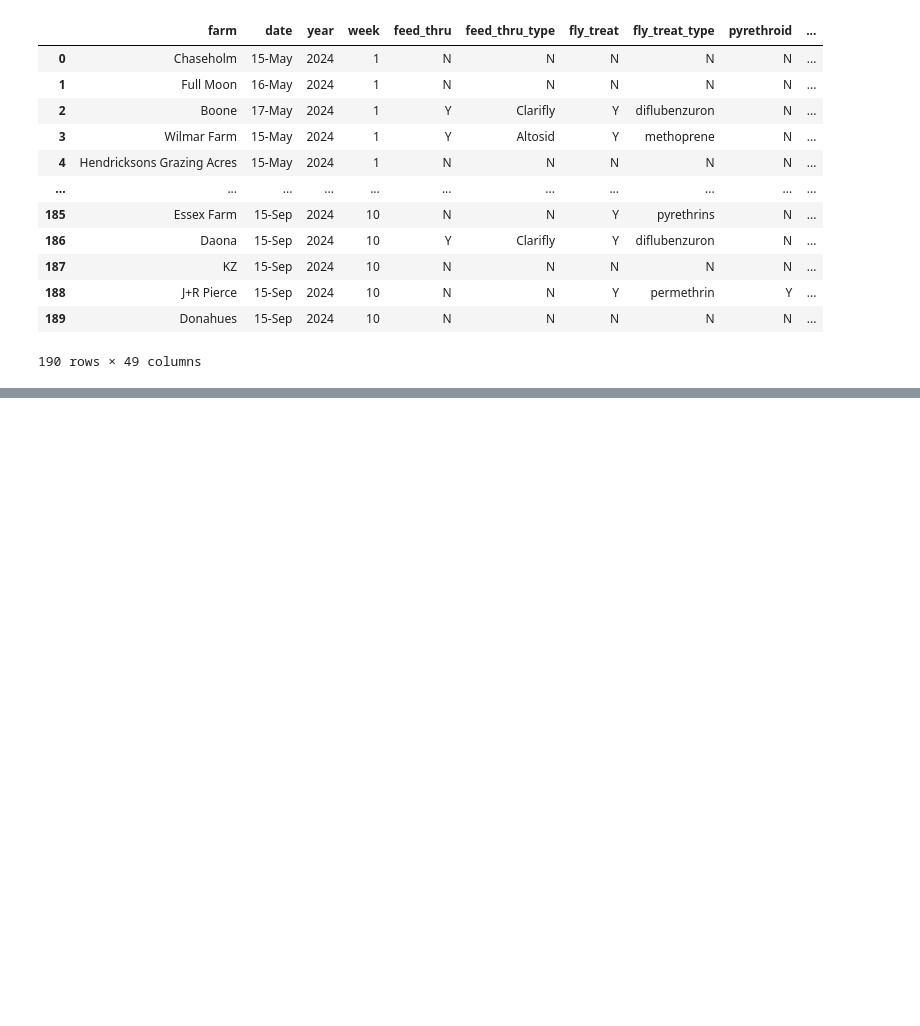
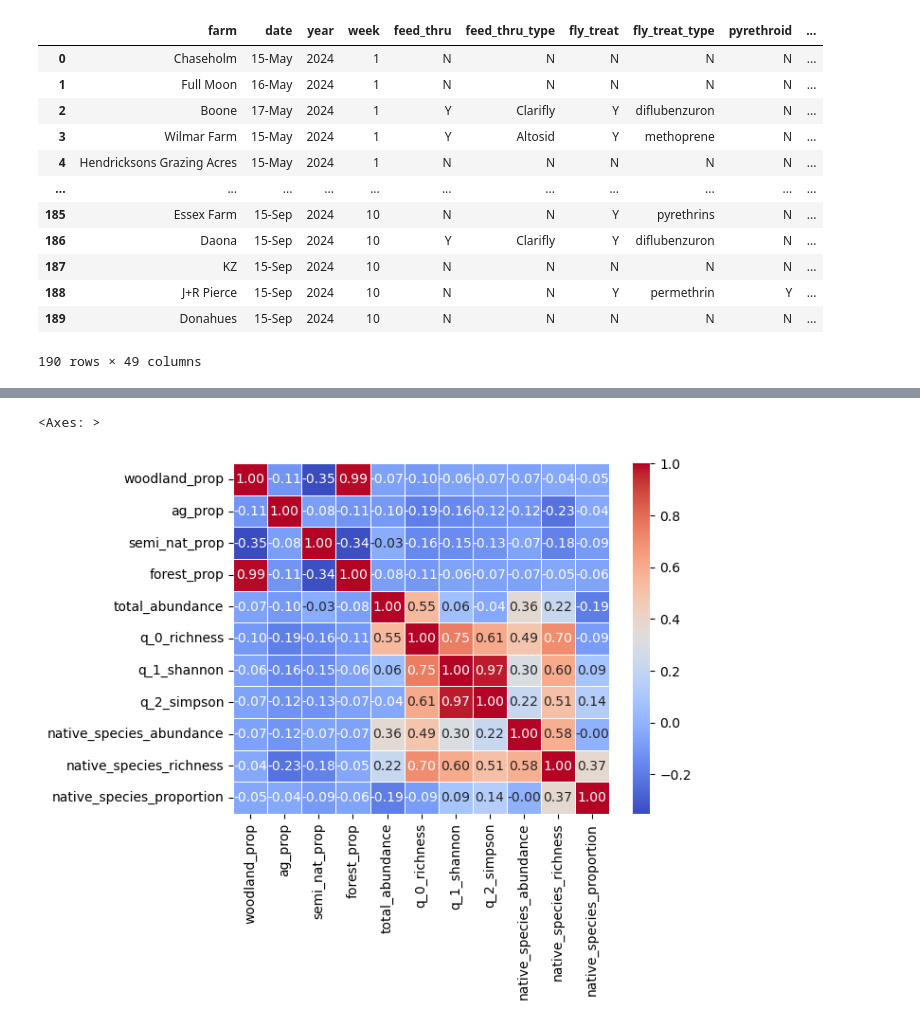
Before and after one commit to chloecho31/cornell, a Jupyter notebook: Dung_Beetle/dung_beetle_landscape.ipynb, the cells around one changed output, grey strips where cells are left out. Cells and saved outputs as stored; diff of their text form; code cells hidden in the pictures; blank space fills up the shorter version.

Commit message:
dung beetle landscape

```diff
--- a/Dung_Beetle/dung_beetle_landscape.ipynb
+++ b/Dung_Beetle/dung_beetle_landscape.ipynb
@@ -66,3 +123,6 @@ dung_beetle_24
 | 188 | J+R Pierce | 15-Sep | 2024 | 10 | N | N | Y | permethrin | Y | ... |
 | 189 | Donahues | 15-Sep | 2024 | 10 | N | N | N | N | N | ... |
 190 rows × 49 columns
+# %%
+dung_beetle_diversity_24 = dung_beetle_diversity.loc[dung_beetle_diversity['year'] == 2024]
+dung_beetle_diversity_24
@@ -105,0 +160,3 @@ dung_beetle_22.plot.scatter(x="ag_prop", y="face_flies_avg")
+# %%
+dung_beetle_diversity_22 = dung_beetle_diversity_22.merge(landscape_2022, on='farm')
+dung_beetle_diversity_22
@@ -105,0 +177,3 @@ dung_beetle_22.plot.scatter(x="ag_prop", y="face_flies_avg")
+# %%
+dung_beetle_diversity_24 = dung_beetle_diversity_24.merge(landscape_2024, on='farm')
+dung_beetle_diversity_24
@@ -105,0 +194,4 @@ dung_beetle_22.plot.scatter(x="ag_prop", y="face_flies_avg")
+# %%
+diversity_landscape = pd.concat([dung_beetle_diversity_22, dung_beetle_diversity_24])
+diversity_landscape = clean_columns(diversity_landscape)
+diversity_landscape
@@ -105,0 +214,10 @@ dung_beetle_22.plot.scatter(x="ag_prop", y="face_flies_avg")
+# %%
+selected_columns = ['woodland_prop', 'ag_prop', 'semi_nat_prop', 'forest_prop', 'total_abundance', 'q_0_richness', 'q_1_shannon',
+                    'q_2_simpson', 'native_species_abundance', 'native_species_richness',
+                    'native_species_proportion']
+
+corr_matrix = diversity_landscape[selected_columns].corr()
+sns.heatmap(corr_matrix, annot=True, cmap='coolwarm', fmt='.2f', linewidths=0.5)
+# %% [output]
+<Axes: >
+[figure, added]
```
Also changed, not shown: parts of 14 cells of this notebook, 6 other files.
